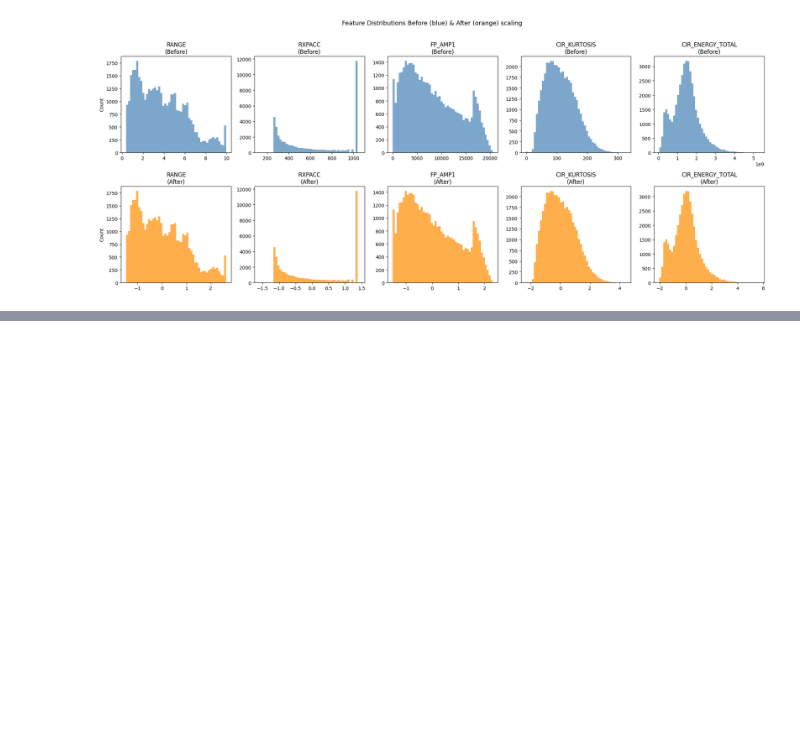
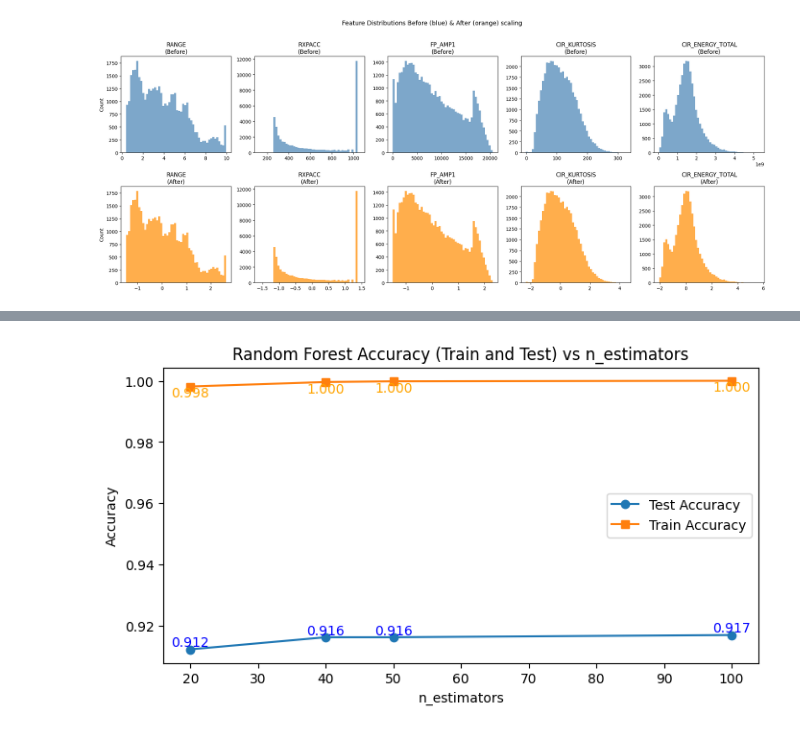
Before and after one commit to Jia-Ming-2001/CSC3105_Mini_Project_2026, a Jupyter notebook: UWB-LOS-NLOS-Data-Set/code/Untitled.ipynb, the cells around one changed output, grey strips where cells are left out. Cells and saved outputs as stored; diff of their text form; code cells hidden in the pictures; blank space fills up the shorter version.

```diff
--- a/UWB-LOS-NLOS-Data-Set/code/Untitled.ipynb
+++ b/UWB-LOS-NLOS-Data-Set/code/Untitled.ipynb
@@ -872,11 +850,0 @@ RMSE: 1.348968708182203
-# %%
-import pandas as pd
-
-feature_importance = pd.Series(
-    clf.feature_importances_,
-    index=X.columns
-).sort_values(ascending=False)
-
-feature_importance.head(10).plot(kind='bar')
-plt.title("Top 10 Important Features")
-plt.show()
@@ -884,0 +913,28 @@ plt.show()
+# %%
+# RESULT CHECKING
+import matplotlib.pyplot as plt
+
+plt.figure(figsize=(8,4))
+plt.plot(list(results_test.keys()), list(results_test.values()), marker='o', label='Test Accuracy')
+plt.plot(list(results_train.keys()), list(results_train.values()), marker='s', label='Train Accuracy')
+
+# Annotate test accuracy points
+for n, acc in results_test.items():
+    plt.text(n, acc, f"{acc:.3f}", ha='center', va='bottom', color='blue')
+
+# Annotate train accuracy points
+for n, acc in results_train.items():
+    plt.text(n, acc, f"{acc:.3f}", ha='center', va='top', color='orange')
+
+plt.xlabel('n_estimators')
+plt.ylabel('Accuracy')
+plt.title('Random Forest Accuracy (Train and Test) vs n_estimators')
+plt.legend()
+plt.show()
+
+# From our current model, the test accuracy is around 0.91~,
+# the training accuracy is 0.998 for 20 trees, and basically 1.0 for the others.
+# This suggest that the model is overfitting (training accuracy very high)
+# HEnce the model need further improvement
+# %% [output]
+[figure, added]
```
Also changed, not shown: parts of 49 cells of this notebook, 1 other file.
